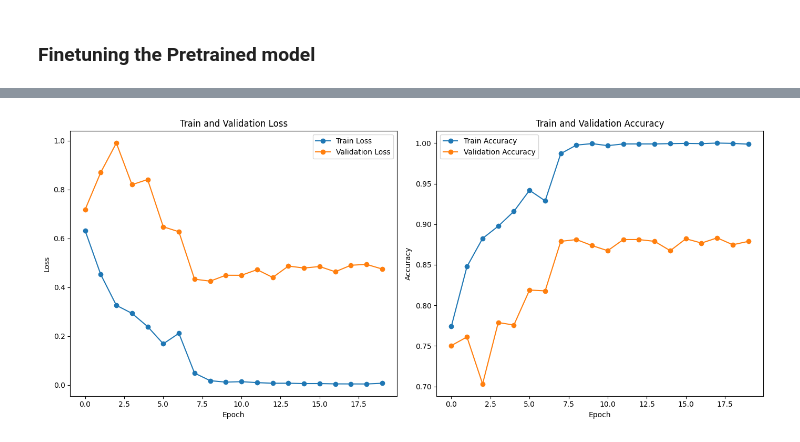
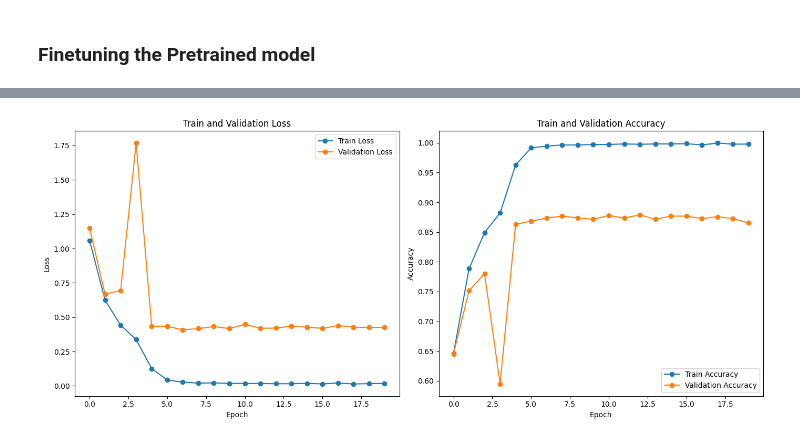
Before and after one commit to SasikaA073/PR-group-assignment, a Jupyter notebook: main.ipynb, the cells around one changed output, grey strips where cells are left out. Cells and saved outputs as stored; diff of their text form; code cells hidden in the pictures.

```diff
--- a/main.ipynb
+++ b/main.ipynb
@@ -640,38 +623,34 @@ ResNet(
 # %%
 import matplotlib.pyplot as plt
 
 # Data from the epochs
-train_loss = [0.6324, 0.4527, 0.3263, 0.2934, 0.2393, 0.1688, 0.2118, 0.0490, 0.0180, 0.0121, 0.0139,
-              0.0101, 0.0074, 0.0076, 0.0061, 0.0062, 0.0049, 0.0047, 0.0045, 0.0075]
-train_acc = [0.7741, 0.8478, 0.8825, 0.8976, 0.9158, 0.9418, 0.9288, 0.9870, 0.9975, 0.9993, 0.9968,
-             0.9989, 0.9989, 0.9989, 0.9993, 0.9996, 0.9993, 1.0000, 0.9996, 0.9986]
-val_loss = [0.7177, 0.8697, 0.9902, 0.8199, 0.8410, 0.6477, 0.6273, 0.4333, 0.4252, 0.4494, 0.4492,
-            0.4723, 0.4404, 0.4868, 0.4790, 0.4850, 0.4636, 0.4903, 0.4937, 0.4749]
-val_acc = [0.7505, 0.7611, 0.7032, 0.7789, 0.7758, 0.8189, 0.8179, 0.8789, 0.8811, 0.8737, 0.8674,
-           0.8811, 0.8811, 0.8789, 0.8674, 0.8821, 0.8768, 0.8832, 0.8747, 0.8789]
+train_loss = losses['train']
+val_loss = losses['val']
+train_acc = accuracies['train']
+val_acc = accuracies['val']
 
 epochs = list(range(20))
 
 # Plot Loss
 plt.figure(figsize=(14, 6))
 plt.subplot(1, 2, 1)
 plt.plot(epochs, train_loss, label='Train Loss', marker='o')
 plt.plot(epochs, val_loss, label='Validation Loss', marker='o')
 plt.xlabel('Epoch')
 plt.ylabel('Loss')
 plt.title('Train and Validation Loss')
 plt.legend()
 
 # Plot Accuracy
 plt.subplot(1, 2, 2)
 plt.plot(epochs, train_acc, label='Train Accuracy', marker='o')
 plt.plot(epochs, val_acc, label='Validation Accuracy', marker='o')
 plt.xlabel('Epoch')
 plt.ylabel('Accuracy')
 plt.title('Train and Validation Accuracy')
 plt.legend()
 
 plt.tight_layout()
 plt.show()
 # %% [output]
-[figure, old version]
+[figure, new version]
```
Also changed, not shown: parts of 1 cell of this notebook.
